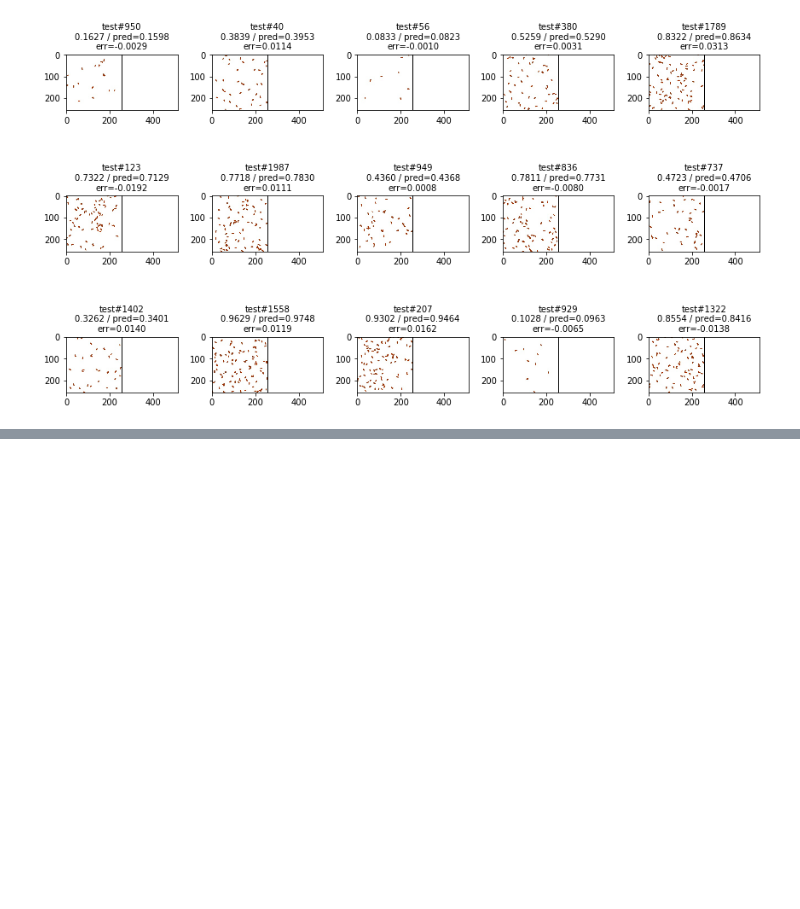
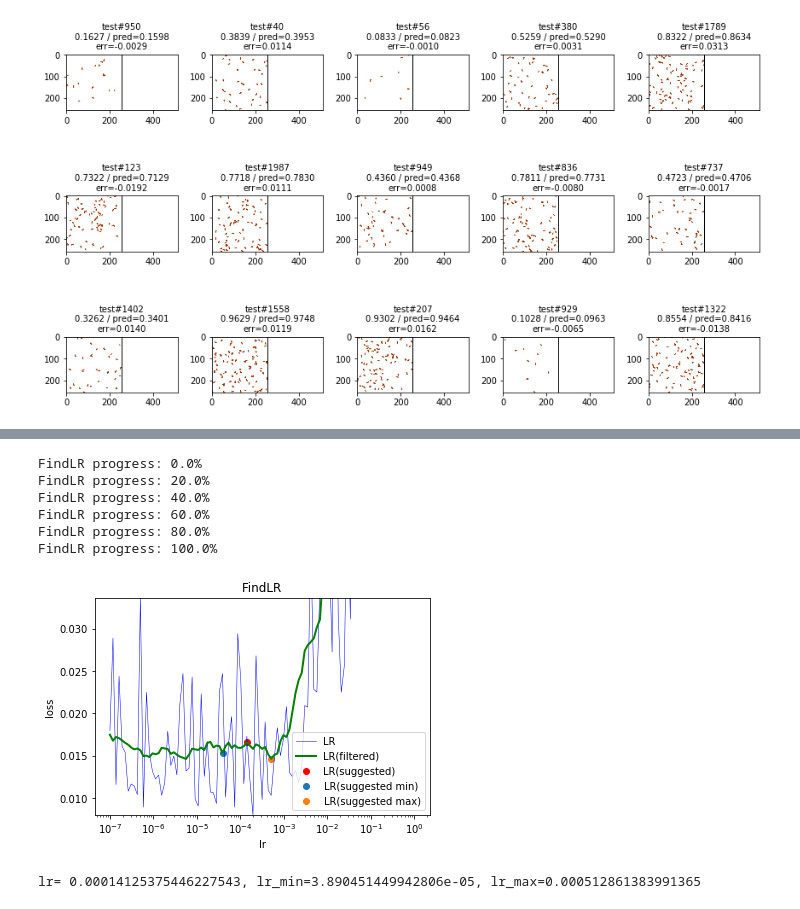
Before and after one commit to akihikoy/ay_test, a Jupyter notebook: python/torch/cnn_sqptn1s_1.ipynb, the cells around one changed output, grey strips where cells are left out. Saved outputs shown, nothing was run; the diff lists cells and outputs as text; code cells hidden in the pictures; blank space fills up the shorter version.

```diff
--- a/python/torch/cnn_sqptn1s_1.ipynb
+++ b/python/torch/cnn_sqptn1s_1.ipynb
@@ -511,0 +593,25 @@ best metric(test): 0.013518759020371363@180
+# %%
+#Setup a neural network.
+in_imgshape= dset_train[0][0].shape
+net= TResDenseNet(in_imgshape=in_imgshape, out_channels=1)
+
+device= torch.device('cuda')
+
+#Setup an optimizer and a loss function.
+opt= torch.optim.Adam(net.parameters(), lr=0.01)
+# f_loss= torch.nn.MSELoss()
+f_loss= torch.nn.L1Loss()
+# f_loss= torch.nn.CrossEntropyLoss()
+
+def decode(pred):
+  return pred
+
+def rmse(y,y_trg):
+  return torch.sqrt(torch.nn.functional.mse_loss(y,y_trg))
+f_metric= rmse
+
+def tfm_batch(batch):
+  x,y= batch
+  return x,y
+logger= TLogger()
+disp= TDisp()
@@ -511,0 +641,12 @@ best metric(test): 0.013518759020371363@180
+# %%
+lr,(lr_min,lr_max,_)= FindLR(net, opt=opt, f_loss=f_loss, dl_train=dl_train, tfm_batch=tfm_batch, device=device)
+print(f'lr= {lr}, lr_min={lr_min}, lr_max={lr_max}')
+# %% [output]
+FindLR progress: 0.0%
+FindLR progress: 20.0%
+FindLR progress: 40.0%
+FindLR progress: 60.0%
+FindLR progress: 80.0%
+FindLR progress: 100.0%
+[figure, added]
+lr= 0.00014125375446227543, lr_min=3.890451449942806e-05, lr_max=0.000512861383991365
```
Also changed, not shown: parts of 22 cells of this notebook, 2 other files.
